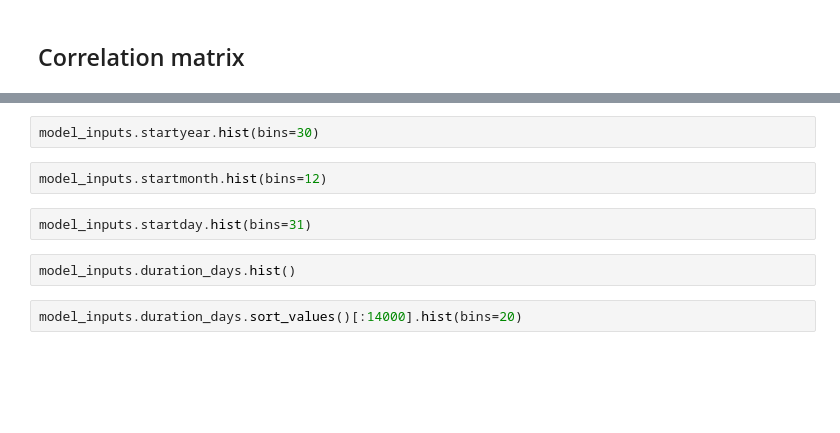
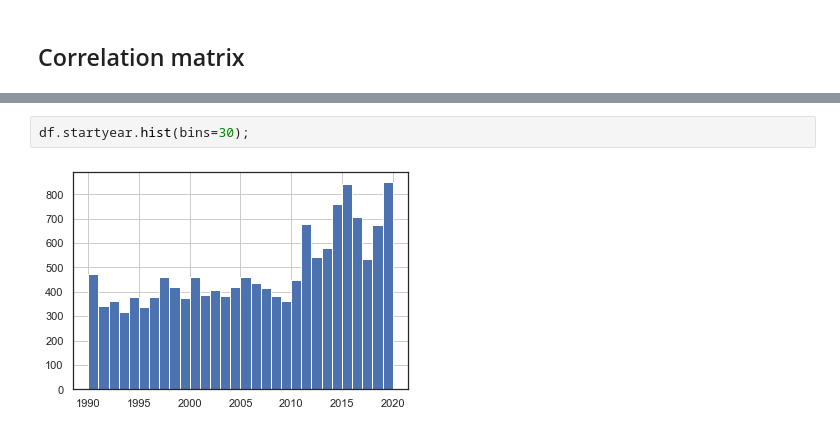
Before and after one commit to sethnlewis/Predicting-Political-Revolutions, a Jupyter notebook: notebooks/EDA - ALL.ipynb, the cells around one changed output, grey strips where cells are left out. Cells and saved outputs as stored; diff of their text form; blank space fills up the shorter version.

```diff
--- a/notebooks/EDA - ALL.ipynb
+++ b/notebooks/EDA - ALL.ipynb
@@ -93,10 +63,4 @@ model_inputs.protestnumber.hist(bins=20)
 # %%
-model_inputs.startyear.hist(bins=30)
+df.startyear.hist(bins=30);
+# %% [output]
+[figure, added]
-# %%
-model_inputs.startmonth.hist(bins=12)
-# %%
-model_inputs.startday.hist(bins=31)
-# %%
-model_inputs.duration_days.hist()
-# %%
-model_inputs.duration_days.sort_values()[:14000].hist(bins=20)
```
Also changed, not shown: parts of 18 cells of this notebook, 2 other files.
